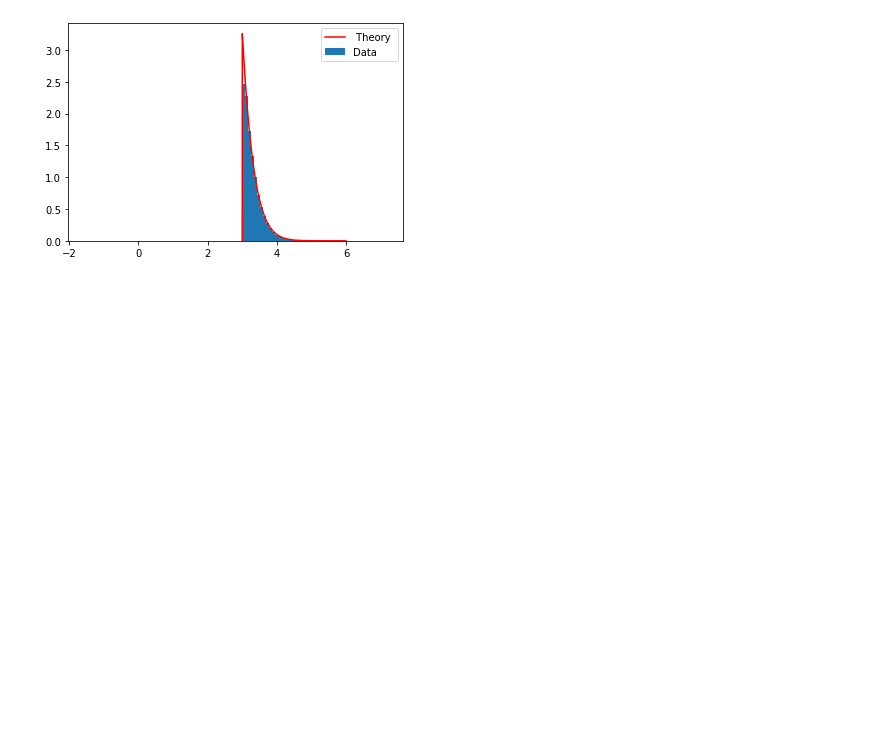
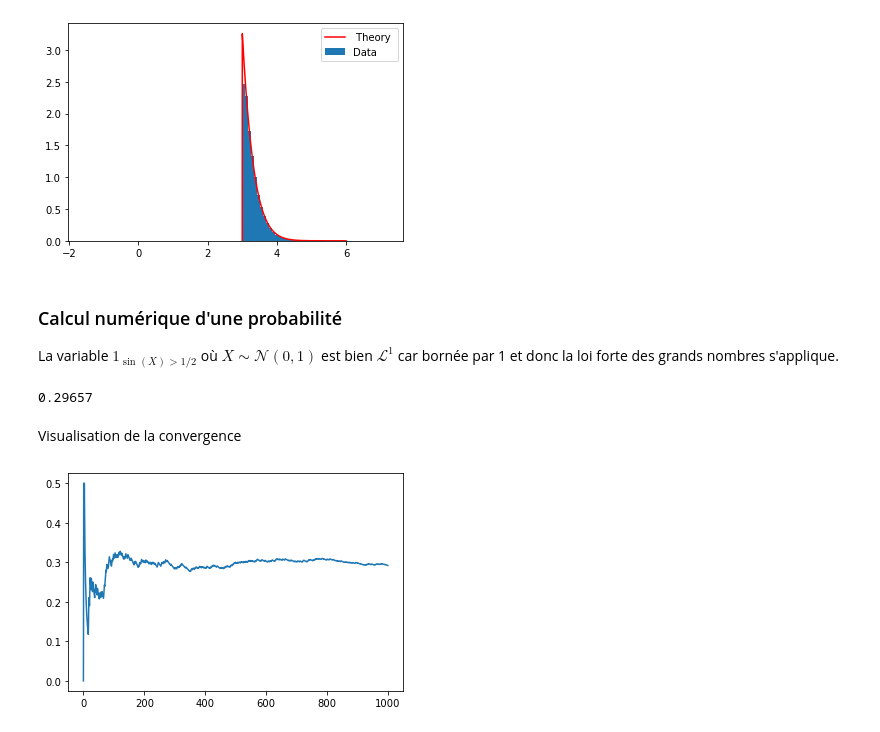
Before and after one commit to boisgera/CDIS, a Jupyter notebook: Probabilités V/Probabilité V.ipynb, the cells around one changed output. Saved outputs shown, nothing was run; the diff lists cells and outputs as text; code cells hidden in the pictures; blank space fills up the shorter version.

```diff
--- a/Probabilités V/Probabilité V.ipynb
+++ b/Probabilités V/Probabilité V.ipynb
@@ -462,3 +462,21 @@ plt.legend(loc="best")
 plt.show()
 # %% [output]
 [figure]
+# %% [markdown]
+### Calcul numérique d'une probabilité
+La variable $1_{\sin(X)>1/2}$ où $X \sim \mathcal{N}(0,1)$ est bien $\mathcal{L}^1$ car bornée par 1 et donc la loi forte des grands nombres s'applique.
+# %%
+n=100000
+np.mean(np.sin(np.random.standard_normal(n))>1/2)
+# %% [output]
+0.29657
+# %% [markdown]
+Visualisation de la convergence
+# %%
+n=1000
+x = np.arange(n)
+Mn = np.cumsum(np.sin(np.random.standard_normal(n))>1/2)/(1+x)
+plt.plot(x,Mn)
+plt.show()
+# %% [output]
+[figure, added]
```
